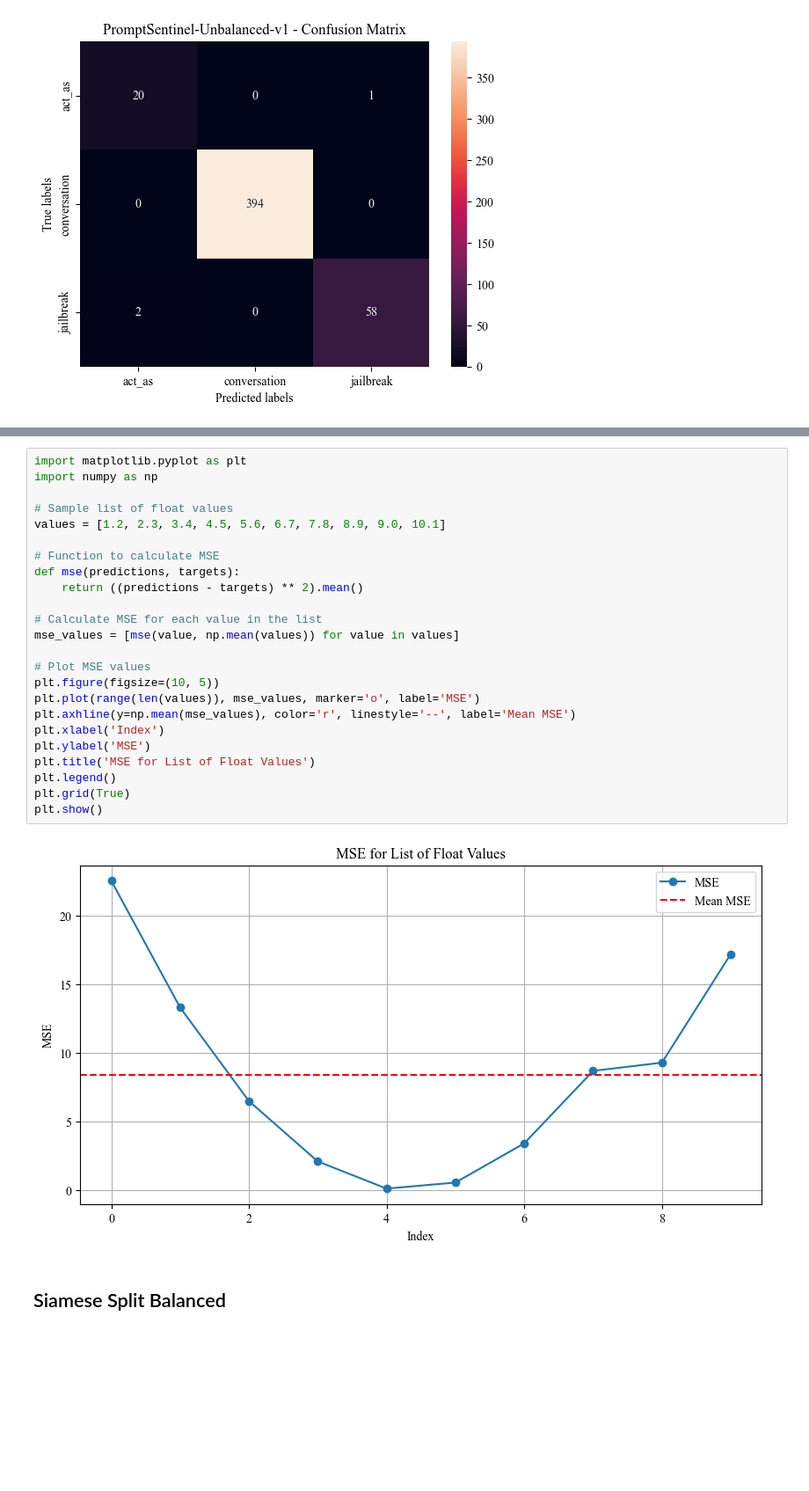
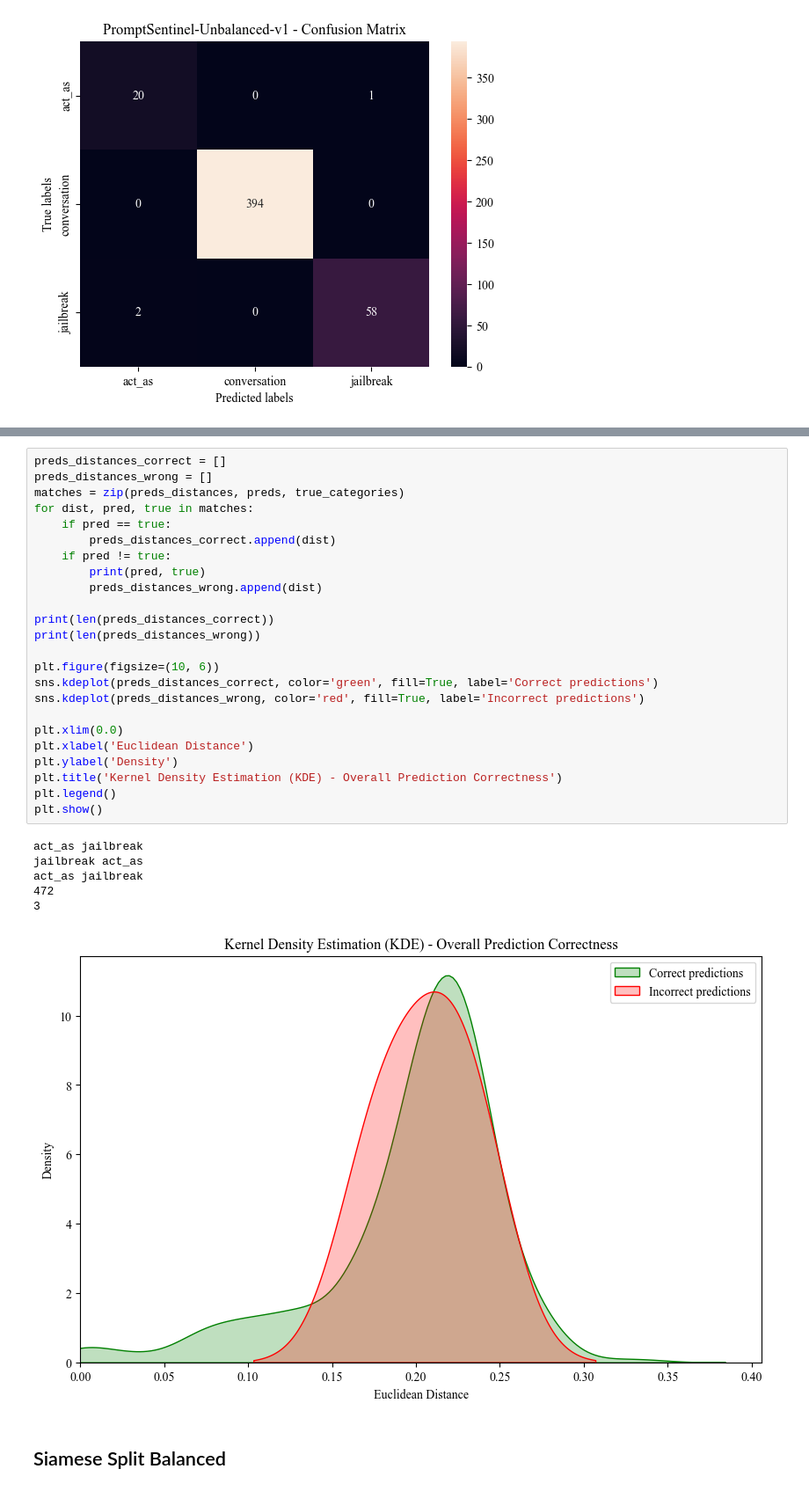
Before and after one commit to llm-security-research/malicious-prompts, a Jupyter notebook: siamese_evaluation.ipynb, the cells around one changed output, grey strips where cells are left out. Shown at 88% size. Drawn from its saved outputs; the diff is of its cells as text; blank space fills up the shorter version.

```diff
--- a/siamese_evaluation.ipynb
+++ b/siamese_evaluation.ipynb
@@ -591,29 +596,34 @@ plt.show()
-# %%
-import matplotlib.pyplot as plt
-import numpy as np
-
-# Sample list of float values
-values = [1.2, 2.3, 3.4, 4.5, 5.6, 6.7, 7.8, 8.9, 9.0, 10.1]
-
-# Function to calculate MSE
-def mse(predictions, targets):
-    return ((predictions - targets) ** 2).mean()
-
-# Calculate MSE for each value in the list
-mse_values = [mse(value, np.mean(values)) for value in values]
-
-# Plot MSE values
-plt.figure(figsize=(10, 5))
-plt.plot(range(len(values)), mse_values, marker='o', label='MSE')
-plt.axhline(y=np.mean(mse_values), color='r', linestyle='--', label='Mean MSE')
-plt.xlabel('Index')
-plt.ylabel('MSE')
-plt.title('MSE for List of Float Values')
-plt.legend()
-plt.grid(True)
-plt.show()
-# %% [output]
-[figure, removed]
+# %%
+preds_distances_correct = []
+preds_distances_wrong = []
+matches = zip(preds_distances, preds, true_categories)
+for dist, pred, true in matches:
+    if pred == true:
+        preds_distances_correct.append(dist)
+    if pred != true:
+        print(pred, true)
+        preds_distances_wrong.append(dist)
+
+print(len(preds_distances_correct))
+print(len(preds_distances_wrong))
+
+plt.figure(figsize=(10, 6))
+sns.kdeplot(preds_distances_correct, color='green', fill=True, label='Correct predictions')
+sns.kdeplot(preds_distances_wrong, color='red', fill=True, label='Incorrect predictions')
+
+plt.xlim(0.0)
+plt.xlabel('Euclidean Distance')
+plt.ylabel('Density')
+plt.title('Kernel Density Estimation (KDE) - Overall Prediction Correctness')
+plt.legend()
+plt.show()
+# %% [output]
+act_as jailbreak
+jailbreak act_as
+act_as jailbreak
+472
+3
+[figure, added]
 # %% [markdown]
 ## Siamese Split Balanced
 # %%
```
Also changed, not shown: parts of 1 cell of this notebook, 6 other files.
